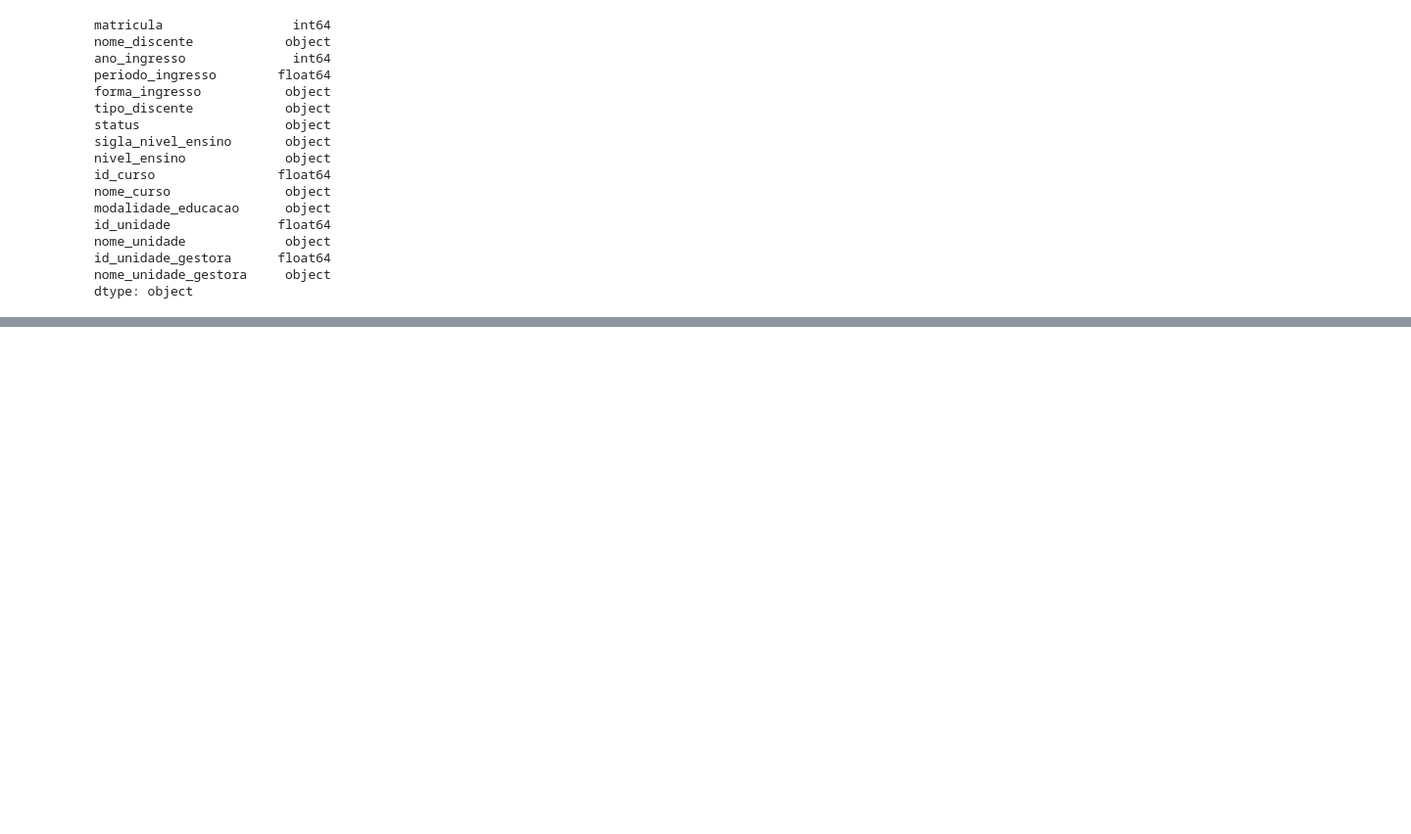
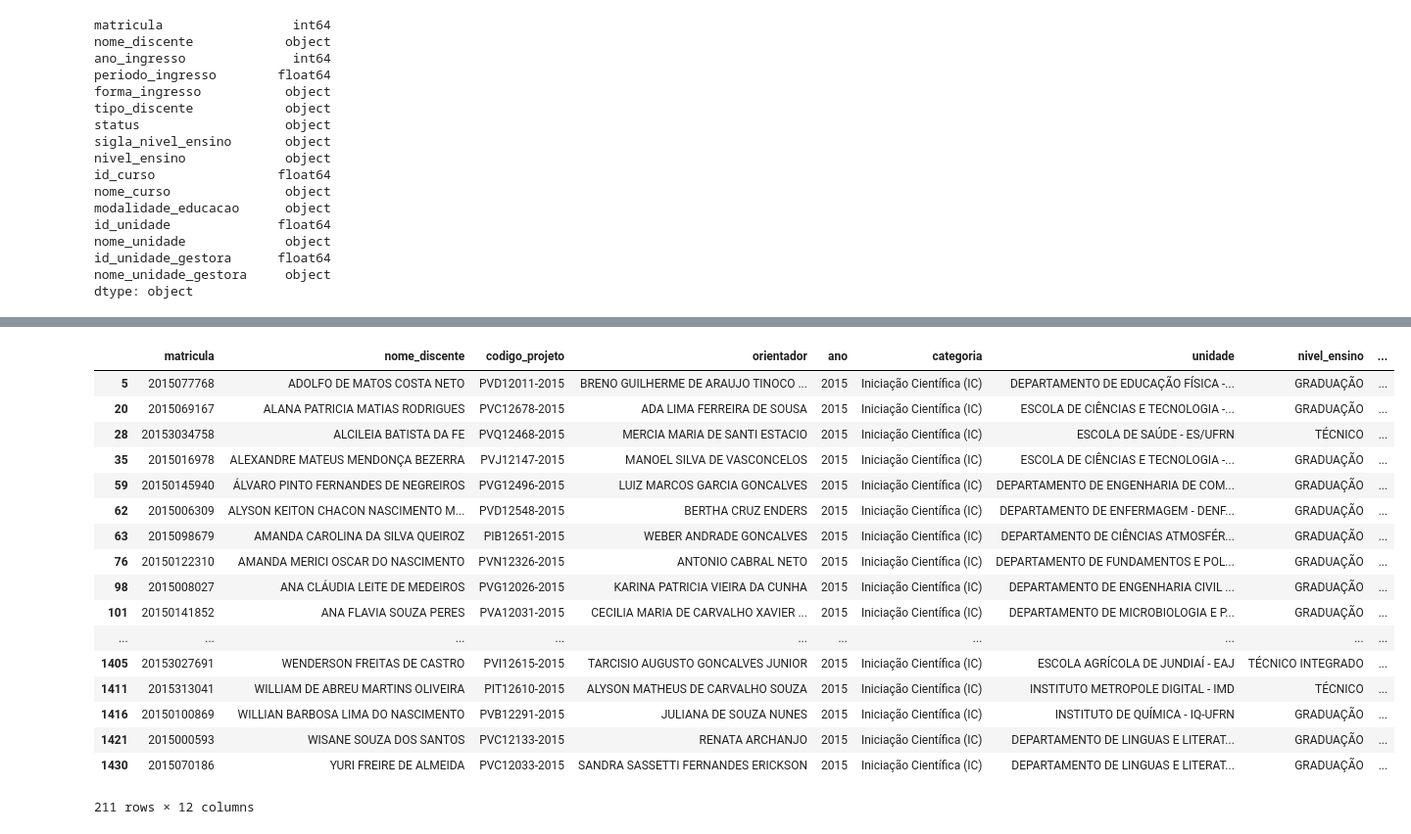
Before and after one commit to patysayonara/PROB_TRABALHO, a Jupyter notebook: Trabalho.ipynb, the cells around one changed output, grey strips where cells are left out. Shown at 98% size. Cells and saved outputs as stored; diff of their text form; code cells hidden in the pictures; blank space fills up the shorter version.

```diff
--- a/Trabalho.ipynb
+++ b/Trabalho.ipynb
@@ -354,0 +508,25 @@ colunas = ['matricula', 'nome_discente', 'codigo_projeto', 'ano', 'categoria', '
+# %%
+colunas = ["matricula", "nome_discente", "codigo_projeto", "orientador", "ano", "categoria", "unidade", "nivel_ensino", "status", "nome_curso", "nome_unidade", "nome_unidade_gestora"]
+merge_bolsistas_discentes2015 = pd.merge(bolsistas, discentes2015, on='matricula')[colunas]
+bolsistas_discentes2015 = merge_bolsistas_discentes2015[merge_bolsistas_discentes2015.ano == 2015]
+bolsistas_discentes2015 = bolsistas_discentes2015[~bolsistas_discentes2015.nome_discente.duplicated()]
+bolsistas_discentes2015
+# %% [output]
+|  | matricula | nome_discente | codigo_projeto | orientador | ano | categoria | unidade | nivel_ensino | ... |
+| 5 | 2015077768 | ADOLFO DE MATOS COSTA NETO | PVD12011-2015 | BRENO GUILHERME DE ARAUJO TINOCO ... | 2015 | Iniciação Científica (IC) | DEPARTAMENTO DE EDUCAÇÃO FÍSICA -... | GRADUAÇÃO | ... |
+| 20 | 2015069167 | ALANA PATRICIA MATIAS RODRIGUES | PVC12678-2015 | ADA LIMA FERREIRA DE SOUSA | 2015 | Iniciação Científica (IC) | ESCOLA DE CIÊNCIAS E TECNOLOGIA -... | GRADUAÇÃO | ... |
+| 28 | 20153034758 | ALCILEIA BATISTA DA FE | PVQ12468-2015 | MERCIA MARIA DE SANTI ESTACIO | 2015 | Iniciação Científica (IC) | ESCOLA DE SAÚDE - ES/UFRN | TÉCNICO | ... |
+| 35 | 2015016978 | ALEXANDRE MATEUS MENDONÇA BEZERRA | PVJ12147-2015 | MANOEL SILVA DE VASCONCELOS | 2015 | Iniciação Científica (IC) | ESCOLA DE CIÊNCIAS E TECNOLOGIA -... | GRADUAÇÃO | ... |
+| 59 | 20150145940 | ÁLVARO PINTO FERNANDES DE NEGREIROS | PVG12496-2015 | LUIZ MARCOS GARCIA GONCALVES | 2015 | Iniciação Científica (IC) | DEPARTAMENTO DE ENGENHARIA DE COM... | GRADUAÇÃO | ... |
+| 62 | 2015006309 | ALYSON KEITON CHACON NASCIMENTO M... | PVD12548-2015 | BERTHA CRUZ ENDERS | 2015 | Iniciação Científica (IC) | DEPARTAMENTO DE ENFERMAGEM - DENF... | GRADUAÇÃO | ... |
+| 63 | 2015098679 | AMANDA CAROLINA DA SILVA QUEIROZ | PIB12651-2015 | WEBER ANDRADE GONCALVES | 2015 | Iniciação Científica (IC) | DEPARTAMENTO DE CIÊNCIAS ATMOSFÉR... | GRADUAÇÃO | ... |
+| 76 | 20150122310 | AMANDA MERICI OSCAR DO NASCIMENTO | PVN12326-2015 | ANTONIO CABRAL NETO | 2015 | Iniciação Científica (IC) | DEPARTAMENTO DE FUNDAMENTOS E POL... | GRADUAÇÃO | ... |
+| 98 | 2015008027 | ANA CLÁUDIA LEITE DE MEDEIROS | PVG12026-2015 | KARINA PATRICIA VIEIRA DA CUNHA | 2015 | Iniciação Científica (IC) | DEPARTAMENTO DE ENGENHARIA CIVIL ... | GRADUAÇÃO | ... |
+| 101 | 20150141852 | ANA FLAVIA SOUZA PERES | PVA12031-2015 | CECILIA MARIA DE CARVALHO XAVIER ... | 2015 | Iniciação Científica (IC) | DEPARTAMENTO DE MICROBIOLOGIA E P... | GRADUAÇÃO | ... |
+| ... | ... | ... | ... | ... | ... | ... | ... | ... | ... |
+| 1405 | 20153027691 | WENDERSON FREITAS DE CASTRO | PVI12615-2015 | TARCISIO AUGUSTO GONCALVES JUNIOR | 2015 | Iniciação Científica (IC) | ESCOLA AGRÍCOLA DE JUNDIAÍ - EAJ | TÉCNICO INTEGRADO | ... |
+| 1411 | 2015313041 | WILLIAM DE ABREU MARTINS OLIVEIRA | PIT12610-2015 | ALYSON MATHEUS DE CARVALHO SOUZA | 2015 | Iniciação Científica (IC) | INSTITUTO METROPOLE DIGITAL - IMD | TÉCNICO | ... |
+| 1416 | 20150100869 | WILLIAN BARBOSA LIMA DO NASCIMENTO | PVB12291-2015 | JULIANA DE SOUZA NUNES | 2015 | Iniciação Científica (IC) | INSTITUTO DE QUÍMICA - IQ-UFRN | GRADUAÇÃO | ... |
+| 1421 | 2015000593 | WISANE SOUZA DOS SANTOS | PVC12133-2015 | RENATA ARCHANJO | 2015 | Iniciação Científica (IC) | DEPARTAMENTO DE LINGUAS E LITERAT... | GRADUAÇÃO | ... |
+| 1430 | 2015070186 | YURI FREIRE DE ALMEIDA | PVC12033-2015 | SANDRA SASSETTI FERNANDES ERICKSON | 2015 | Iniciação Científica (IC) | DEPARTAMENTO DE LINGUAS E LITERAT... | GRADUAÇÃO | ... |
+211 rows × 12 columns
```
Also changed, not shown: parts of 27 cells of this notebook.
